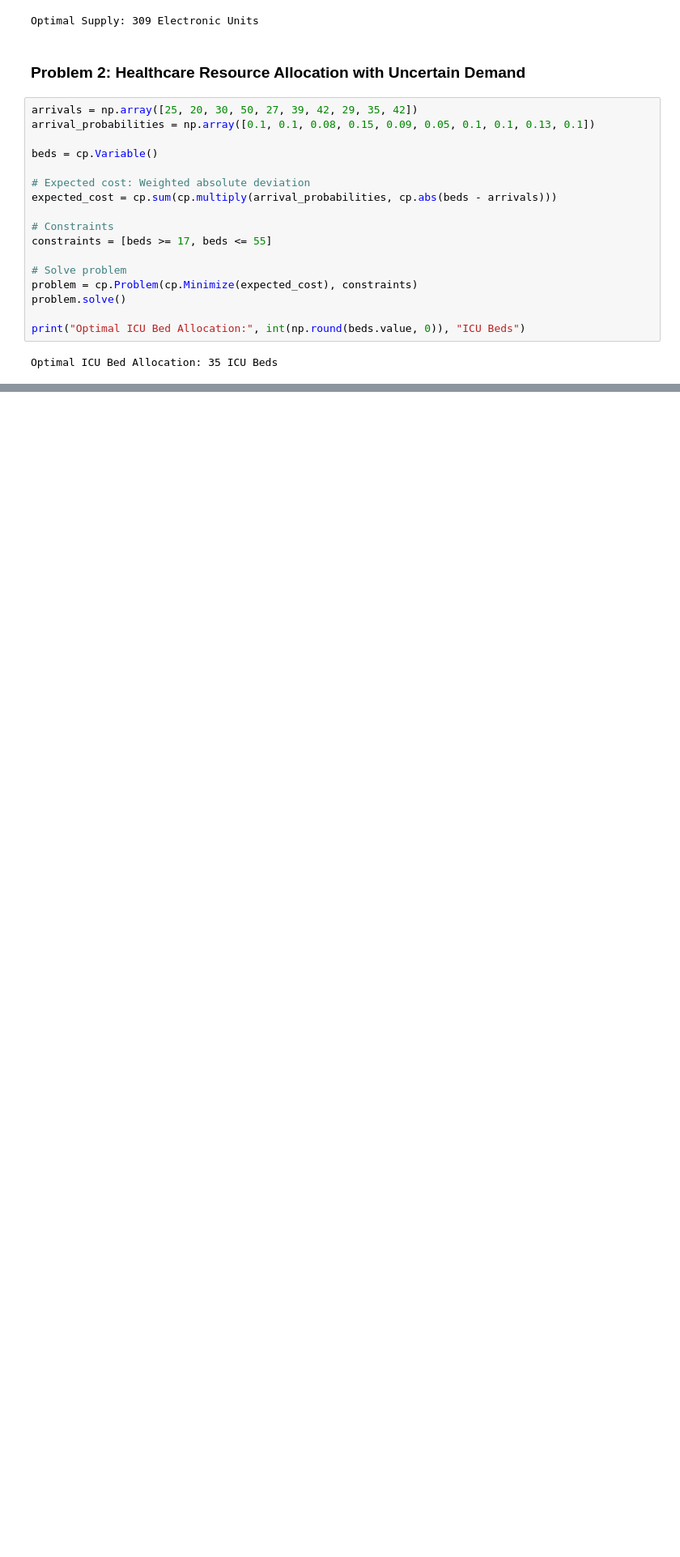
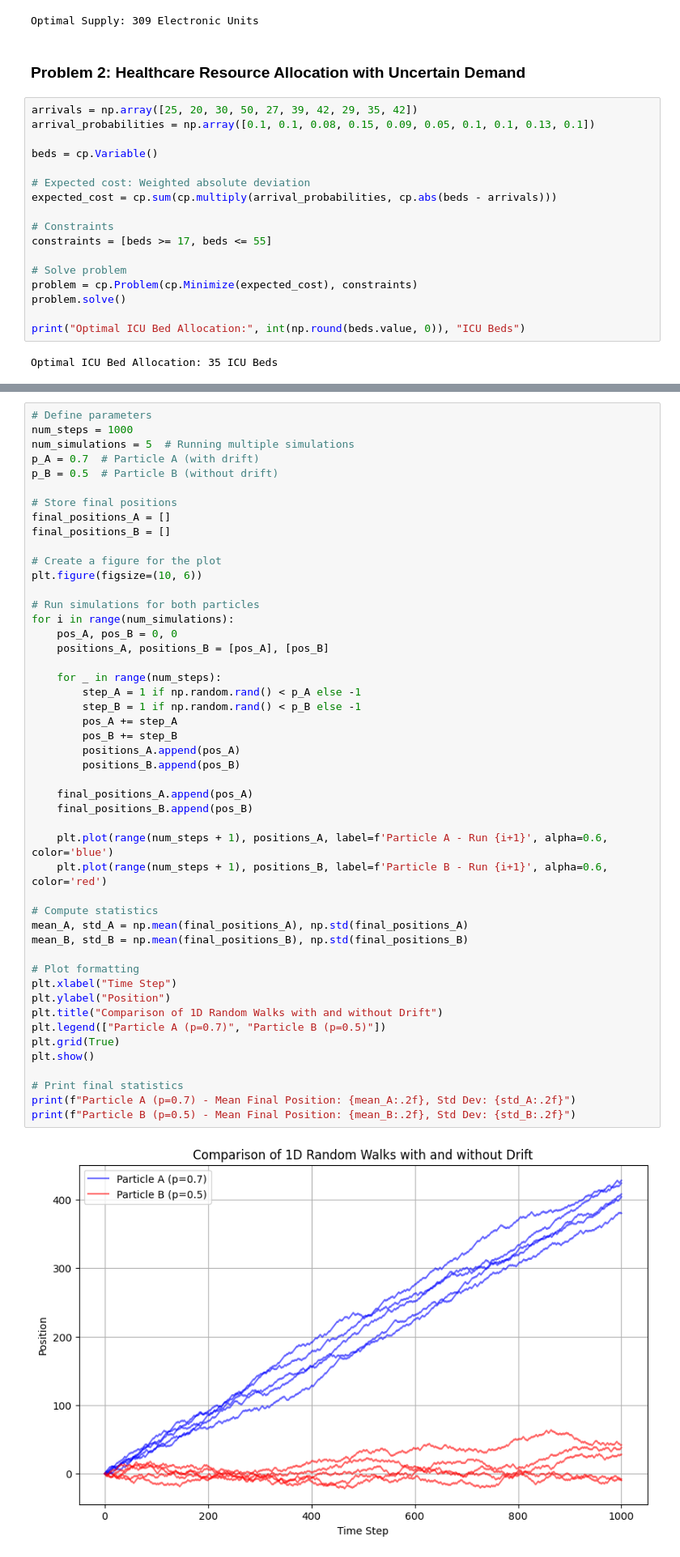
Before and after one commit to jamesmithiga/Computational-Statistics-in-Data-Science, a Jupyter notebook: Computational_Statistics_Assignments_[James_Mithiga_58200].ipynb, the cells around one changed output, grey strips where cells are left out. Shown: that part at 81% size. Drawn from its saved outputs; the diff is of its cells as text; blank space fills up the shorter version.

```diff
--- a/Computational_Statistics_Assignments_[James_Mithiga_58200].ipynb
+++ b/Computational_Statistics_Assignments_[James_Mithiga_58200].ipynb
@@ -47,0 +105,50 @@ Optimal ICU Bed Allocation: 35 ICU Beds
+# %%
+# Define parameters
+num_steps = 1000
+num_simulations = 5  # Running multiple simulations
+p_A = 0.7  # Particle A (with drift)
+p_B = 0.5  # Particle B (without drift)
+
+# Store final positions
+final_positions_A = []
+final_positions_B = []
+
+# Create a figure for the plot
+plt.figure(figsize=(10, 6))
+
+# Run simulations for both particles
+for i in range(num_simulations):
+    pos_A, pos_B = 0, 0
+    positions_A, positions_B = [pos_A], [pos_B]
+
+    for _ in range(num_steps):
+        step_A = 1 if np.random.rand() < p_A else -1
+        step_B = 1 if np.random.rand() < p_B else -1
+        pos_A += step_A
+        pos_B += step_B
+        positions_A.append(pos_A)
+        positions_B.append(pos_B)
+
+    final_positions_A.append(pos_A)
+    final_positions_B.append(pos_B)
+
+    plt.plot(range(num_steps + 1), positions_A, label=f'Particle A - Run {i+1}', alpha=0.6, color='blue')
+    plt.plot(range(num_steps + 1), positions_B, label=f'Particle B - Run {i+1}', alpha=0.6, color='red')
+
+# Compute statistics
+mean_A, std_A = np.mean(final_positions_A), np.std(final_positions_A)
+mean_B, std_B = np.mean(final_positions_B), np.std(final_positions_B)
+
+# Plot formatting
+plt.xlabel("Time Step")
+plt.ylabel("Position")
+plt.title("Comparison of 1D Random Walks with and without Drift")
+plt.legend(["Particle A (p=0.7)", "Particle B (p=0.5)"])
+plt.grid(True)
+plt.show()
+
+# Print final statistics
+print(f"Particle A (p=0.7) - Mean Final Position: {mean_A:.2f}, Std Dev: {std_A:.2f}")
+print(f"Particle B (p=0.5) - Mean Final Position: {mean_B:.2f}, Std Dev: {std_B:.2f}")
+# %% [output]
+[figure, added]
```
Also changed, not shown: parts of 13 cells of this notebook.
